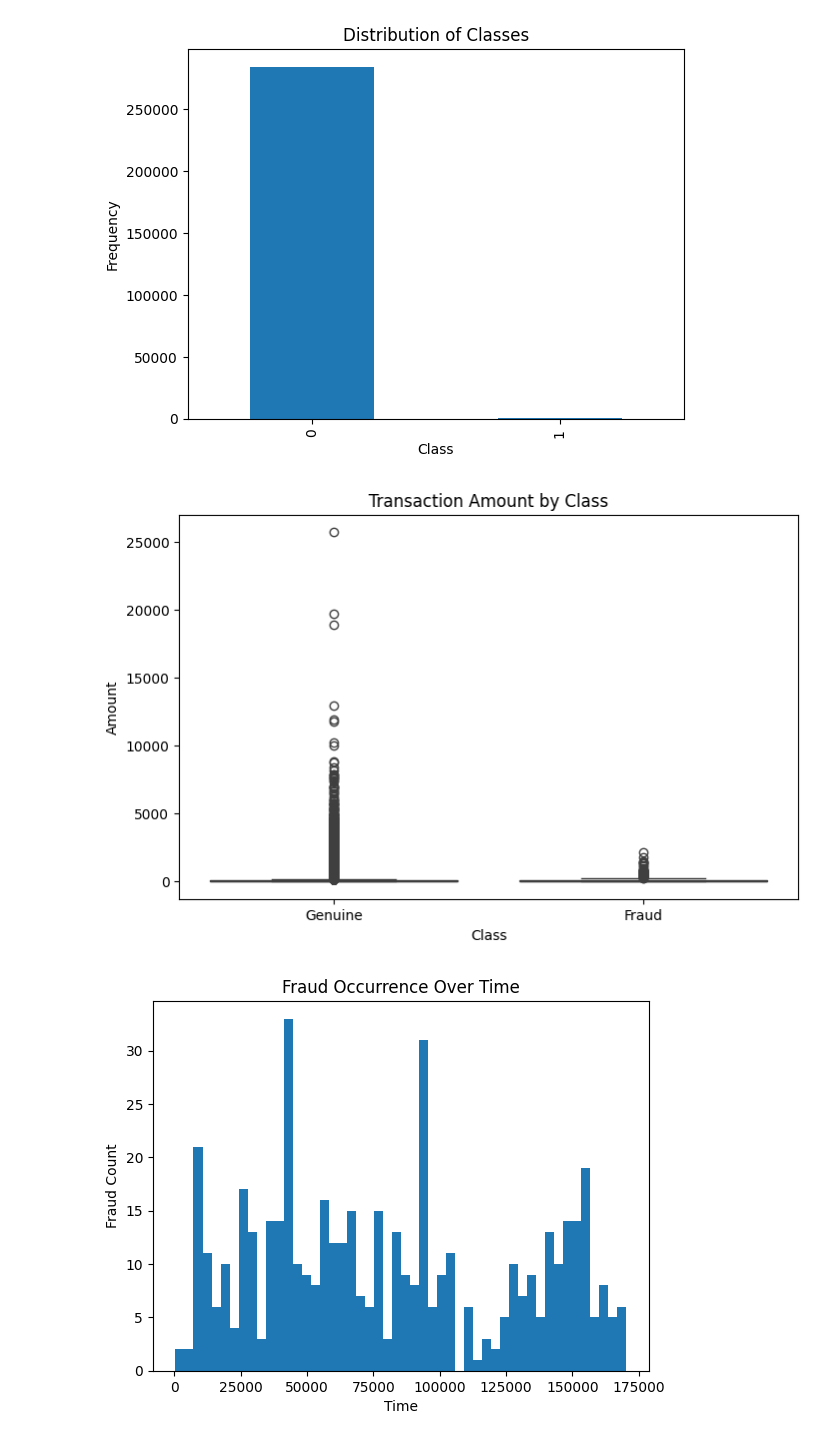
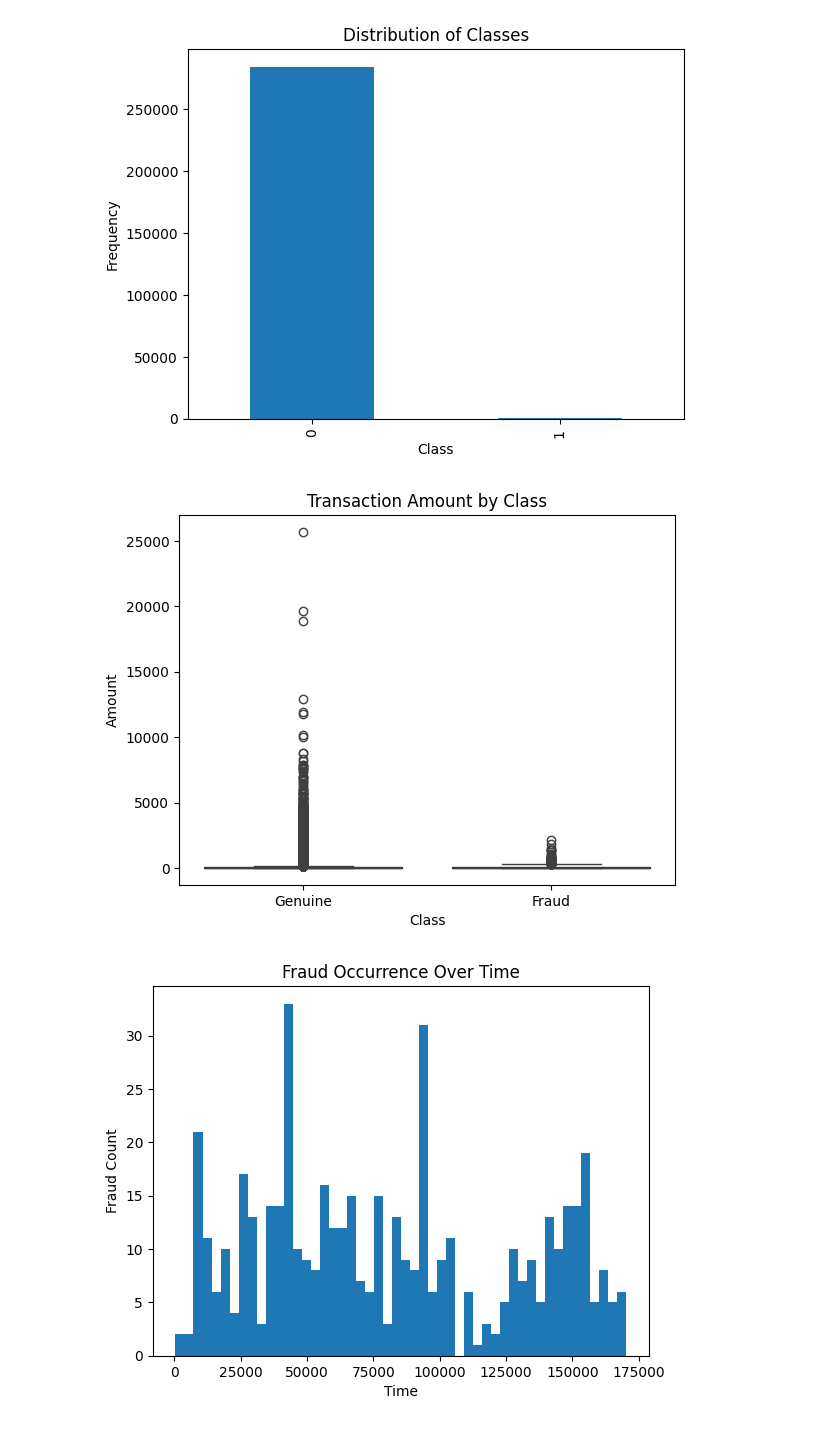
Before and after one commit to milindbathla/BCS-Recruitment-Tasks, a Jupyter notebook: Milind_TheLedgerOfShadows/Code.ipynb, the cells around one changed output. Cells and saved outputs as stored; diff of their text form; code cells hidden in the pictures.

```diff
--- a/Milind_TheLedgerOfShadows/Code.ipynb
+++ b/Milind_TheLedgerOfShadows/Code.ipynb
@@ -94,16 +94,12 @@ plt.show()
 # %% [output]
 [figure]
 # %%
-import seaborn as sns
-
-plt.figure(figsize=(8,5))
 sns.boxplot(x='Class', y='Amount', data=df)
-
 plt.xticks([0,1], ['Genuine', 'Fraud'])
 plt.title("Transaction Amount by Class")
 plt.show()
 # this depicts that the transaction amount for fraudelent transaction(class 1) is lower
 # %% [output]
-[figure, old version]
+[figure, new version]
 # %%
 fraud_df = df[df['Class'] == 1]
```
Also changed, not shown: parts of 22 cells of this notebook, 1 other file.
